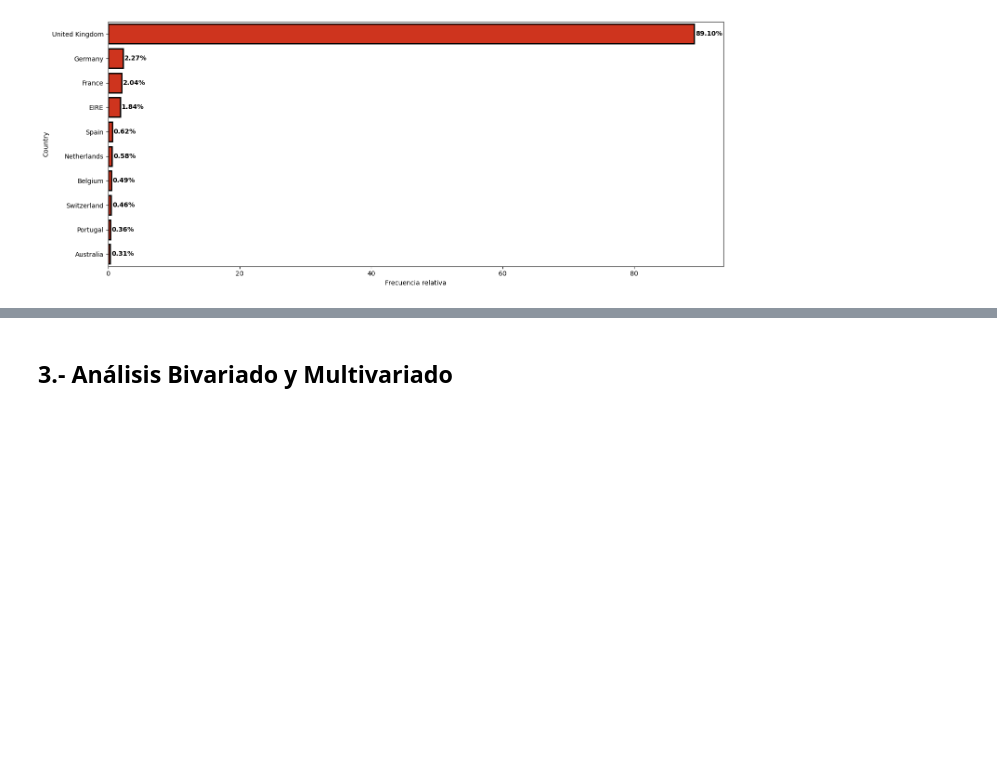
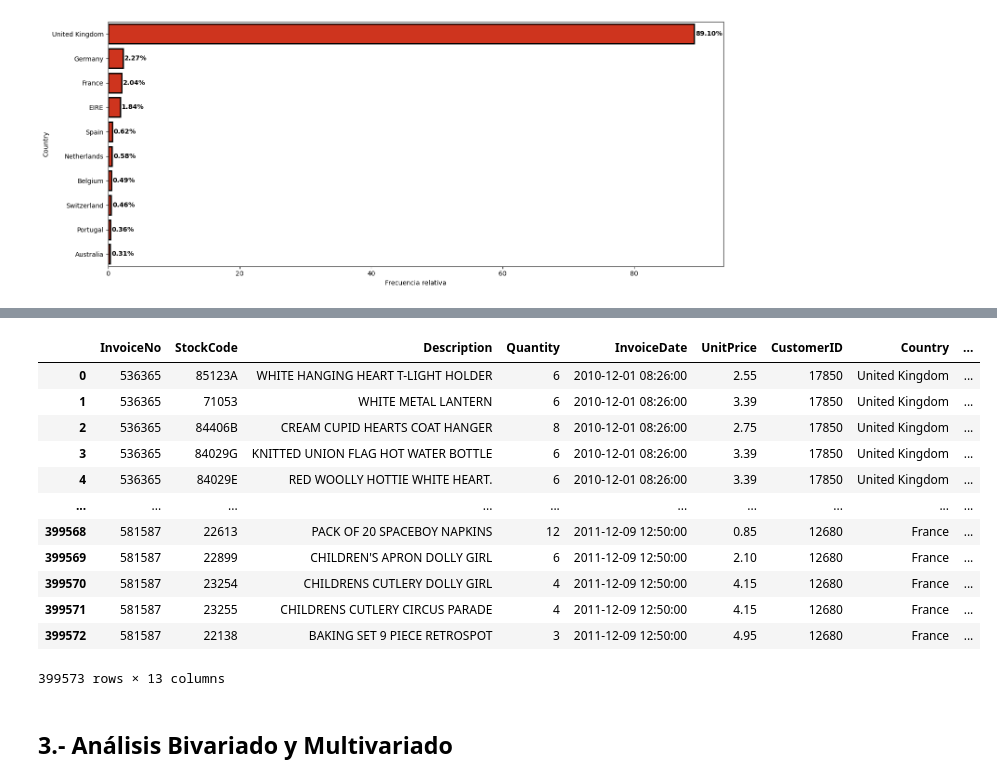
Before and after one commit to llanosrenzo/MachineLearning, a Jupyter notebook: E_CommerceData.ipynb, the cells around one changed output, grey strips where cells are left out. Drawn from its saved outputs; the diff is of its cells as text; code cells hidden in the pictures; blank space fills up the shorter version.

```diff
--- a/E_CommerceData.ipynb
+++ b/E_CommerceData.ipynb
@@ -1319,3 +1317,19 @@ plt.show()
+# %%
+df
+# %% [output]
+|  | InvoiceNo | StockCode | Description | Quantity | InvoiceDate | UnitPrice | CustomerID | Country | ... |
+| 0 | 536365 | 85123A | WHITE HANGING HEART T-LIGHT HOLDER | 6 | 2010-12-01 08:26:00 | 2.55 | 17850 | United Kingdom | ... |
+| 1 | 536365 | 71053 | WHITE METAL LANTERN | 6 | 2010-12-01 08:26:00 | 3.39 | 17850 | United Kingdom | ... |
+| 2 | 536365 | 84406B | CREAM CUPID HEARTS COAT HANGER | 8 | 2010-12-01 08:26:00 | 2.75 | 17850 | United Kingdom | ... |
+| 3 | 536365 | 84029G | KNITTED UNION FLAG HOT WATER BOTTLE | 6 | 2010-12-01 08:26:00 | 3.39 | 17850 | United Kingdom | ... |
+| 4 | 536365 | 84029E | RED WOOLLY HOTTIE WHITE HEART. | 6 | 2010-12-01 08:26:00 | 3.39 | 17850 | United Kingdom | ... |
+| ... | ... | ... | ... | ... | ... | ... | ... | ... | ... |
+| 399568 | 581587 | 22613 | PACK OF 20 SPACEBOY NAPKINS | 12 | 2011-12-09 12:50:00 | 0.85 | 12680 | France | ... |
+| 399569 | 581587 | 22899 | CHILDREN'S APRON DOLLY GIRL | 6 | 2011-12-09 12:50:00 | 2.10 | 12680 | France | ... |
+| 399570 | 581587 | 23254 | CHILDRENS CUTLERY DOLLY GIRL | 4 | 2011-12-09 12:50:00 | 4.15 | 12680 | France | ... |
+| 399571 | 581587 | 23255 | CHILDRENS CUTLERY CIRCUS PARADE | 4 | 2011-12-09 12:50:00 | 4.15 | 12680 | France | ... |
+| 399572 | 581587 | 22138 | BAKING SET 9 PIECE RETROSPOT | 3 | 2011-12-09 12:50:00 | 4.95 | 12680 | France | ... |
+399573 rows × 13 columns
 # %% [markdown]
 ## 3.- Análisis Bivariado y Multivariado
 # %% [markdown]
```
Also changed, not shown: parts of 26 cells of this notebook.
